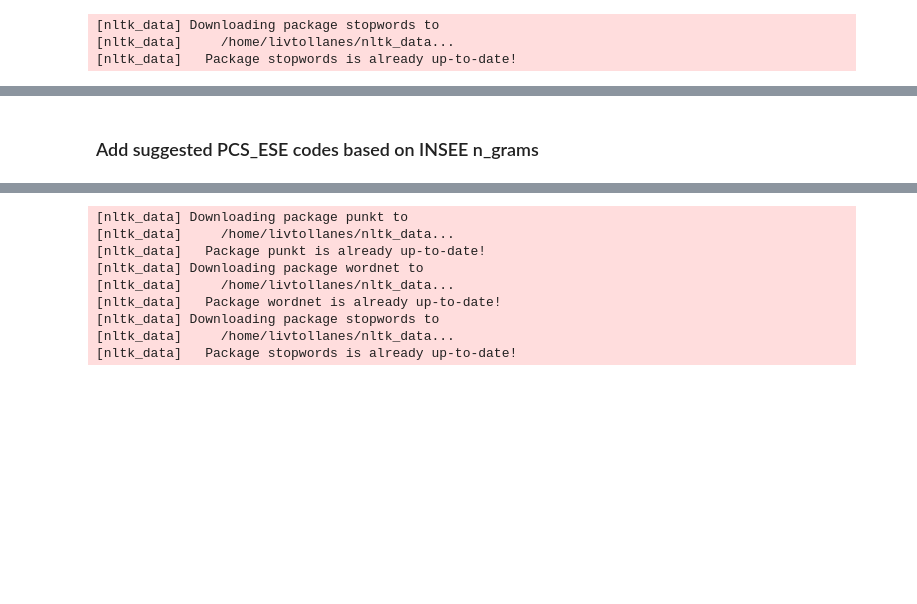
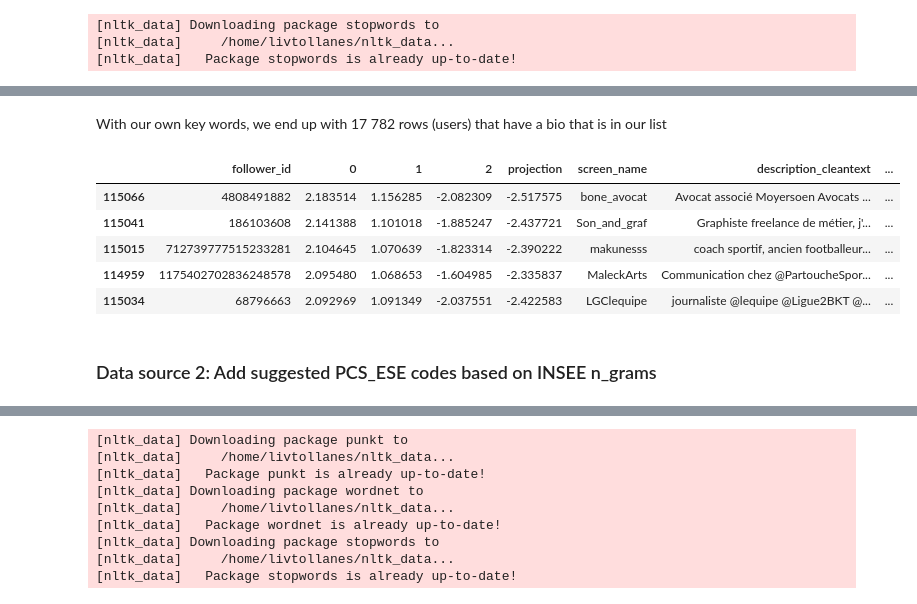
Before and after one commit to livtol99/Liv-Stage---FOCOS-Hand-Over, a Jupyter notebook: Code/Brand Validation/Income_val.ipynb, the cells around one changed output, grey strips where cells are left out. Saved outputs shown, nothing was run; the diff lists cells and outputs as text; code cells hidden in the pictures; blank space fills up the shorter version.

```diff
--- a/Code/Brand Validation/Income_val.ipynb
+++ b/Code/Brand Validation/Income_val.ipynb
@@ -324,7 +317,22 @@ importlib.reload(utils2)
 filtered_bios['unigrams_detected'] = filtered_bios['titles'].apply(lambda x: utils2.separate_ngrams(x)['unigrams_detected'])
 filtered_bios['bigrams_detected'] = filtered_bios['titles'].apply(lambda x: utils2.separate_ngrams(x)['bigrams_detected'])
 filtered_bios['trigrams_detected'] = filtered_bios['titles'].apply(lambda x: utils2.separate_ngrams(x)['trigrams_detected'])
+# %% [markdown]
+With our own key words, we end up with 17 782 rows (users) that have a bio that is in our list
+# %%
+#write to csv
+#filtered_bios.to_csv('/home/livtollanes/10.jan-thesis/Code/Brand Validation/Data/filtered_bios.csv', index = False)
+filtered_bios = pd.read_csv('/home/livtollanes/10.jan-thesis/Code/Brand Validation/Data/filtered_bios.csv')
+# %%
+filtered_bios.head()
+# %% [output]
+|  | follower_id | 0 | 1 | 2 | projection | screen_name | description_cleantext | ... |
+| 115066 | 4808491882 | 2.183514 | 1.156285 | -2.082309 | -2.517575 | bone_avocat | Avocat associé Moyersoen Avocats ... | ... |
+| 115041 | 186103608 | 2.141388 | 1.101018 | -1.885247 | -2.437721 | Son_and_graf | Graphiste freelance de métier, j'... | ... |
+| 115015 | 712739777515233281 | 2.104645 | 1.070639 | -1.823314 | -2.390222 | makunesss | coach sportif, ancien footballeur... | ... |
+| 114959 | 1175402702836248578 | 2.095480 | 1.068653 | -1.604985 | -2.335837 | MaleckArts | Communication chez @PartoucheSpor... | ... |
+| 115034 | 68796663 | 2.092969 | 1.091349 | -2.037551 | -2.422583 | LGClequipe | journaliste @lequipe @Ligue2BKT @... | ... |
 # %% [markdown]
-### Add suggested PCS_ESE codes based on INSEE n_grams
+### Data source 2: Add suggested PCS_ESE codes based on INSEE n_grams
 # %%
 #Obtain ngrams on the Insee data
```
Also changed, not shown: parts of 31 cells of this notebook, 1 other file.
